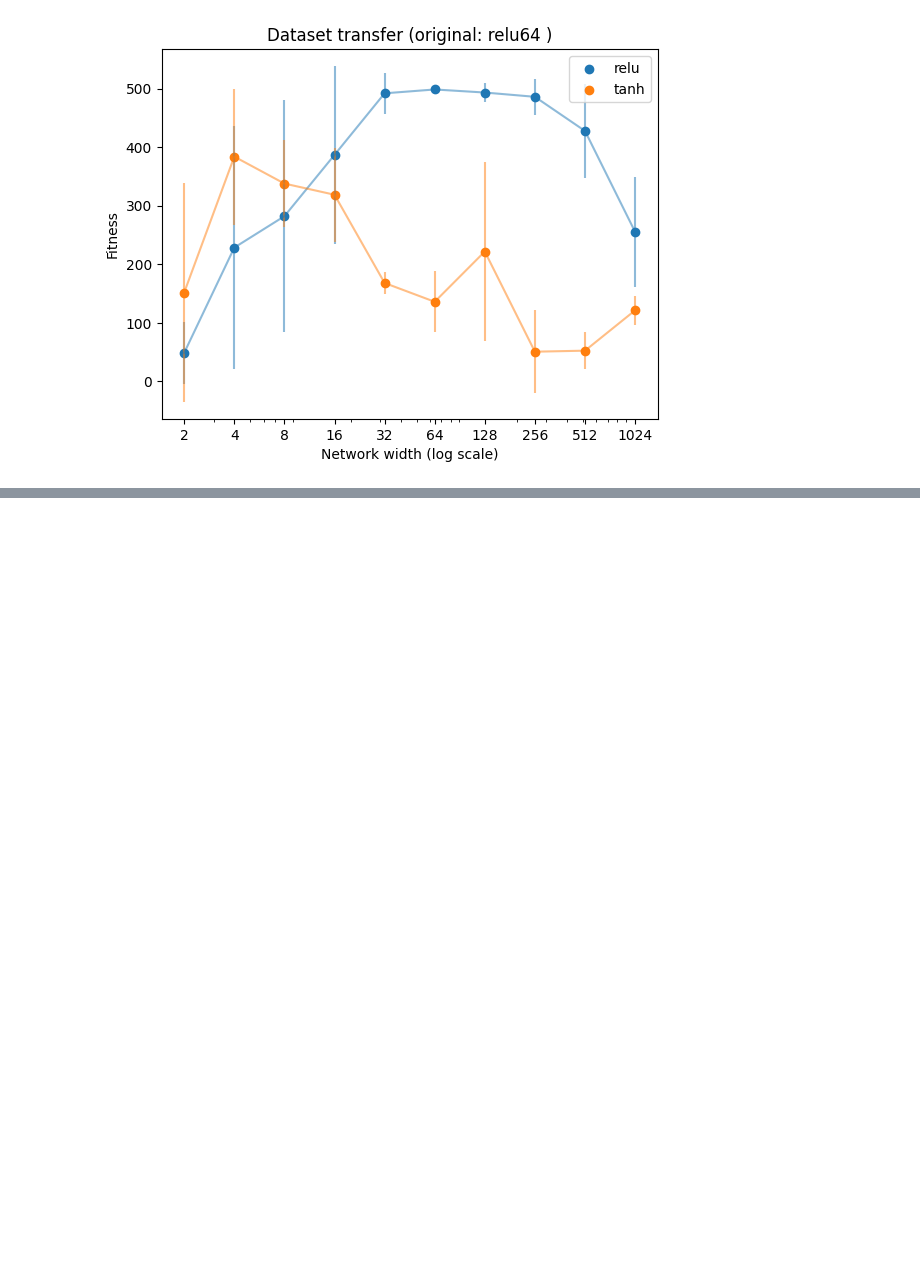
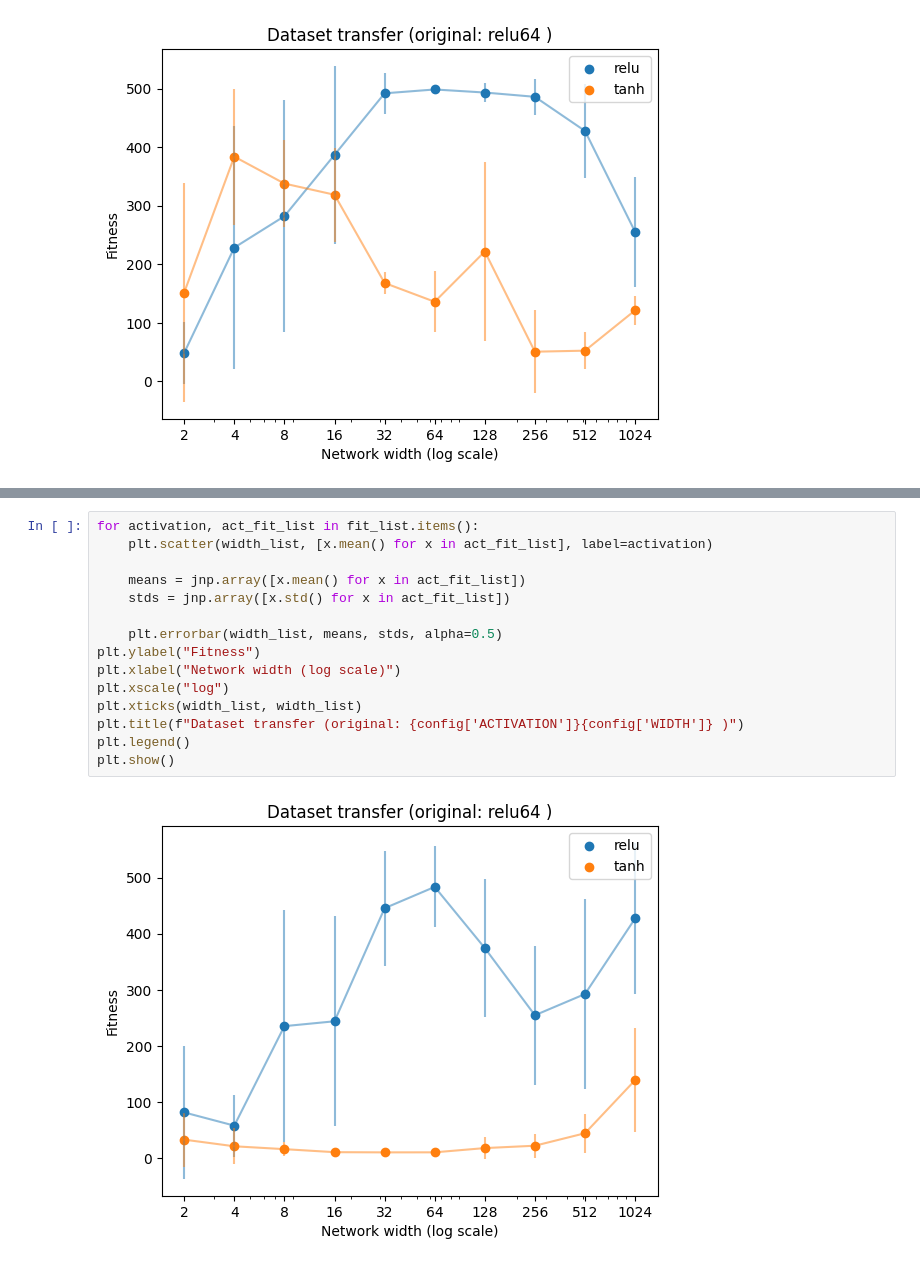
Before and after one commit to lupuandr/explainable-policies, a Jupyter notebook: notebooks/MPD_CartPole.ipynb, the cells around one changed output, grey strips where cells are left out. Cells and saved outputs as stored; diff of their text form; blank space fills up the shorter version.

```diff
--- a/notebooks/MPD_CartPole.ipynb
+++ b/notebooks/MPD_CartPole.ipynb
@@ -407,0 +481,17 @@ plt.show()
+# %%
+for activation, act_fit_list in fit_list.items():
+    plt.scatter(width_list, [x.mean() for x in act_fit_list], label=activation)
+
+    means = jnp.array([x.mean() for x in act_fit_list])
+    stds = jnp.array([x.std() for x in act_fit_list])
+
+    plt.errorbar(width_list, means, stds, alpha=0.5)
+plt.ylabel("Fitness")
+plt.xlabel("Network width (log scale)")
+plt.xscale("log")
+plt.xticks(width_list, width_list)
+plt.title(f"Dataset transfer (original: {config['ACTIVATION']}{config['WIDTH']} )")
+plt.legend()
+plt.show()
+# %% [output]
+[figure, added]
```
Also changed, not shown: parts of 6 cells of this notebook, 3 other files.
